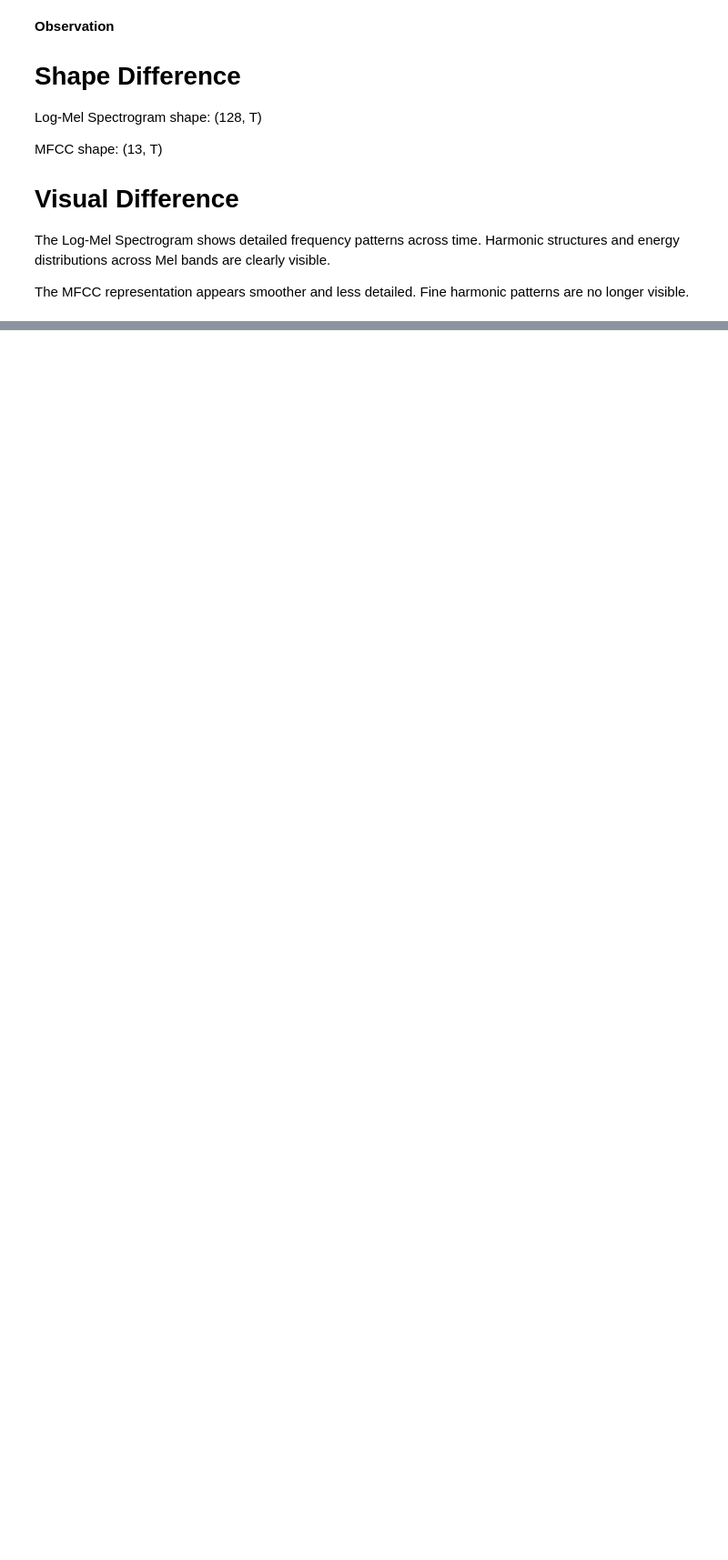
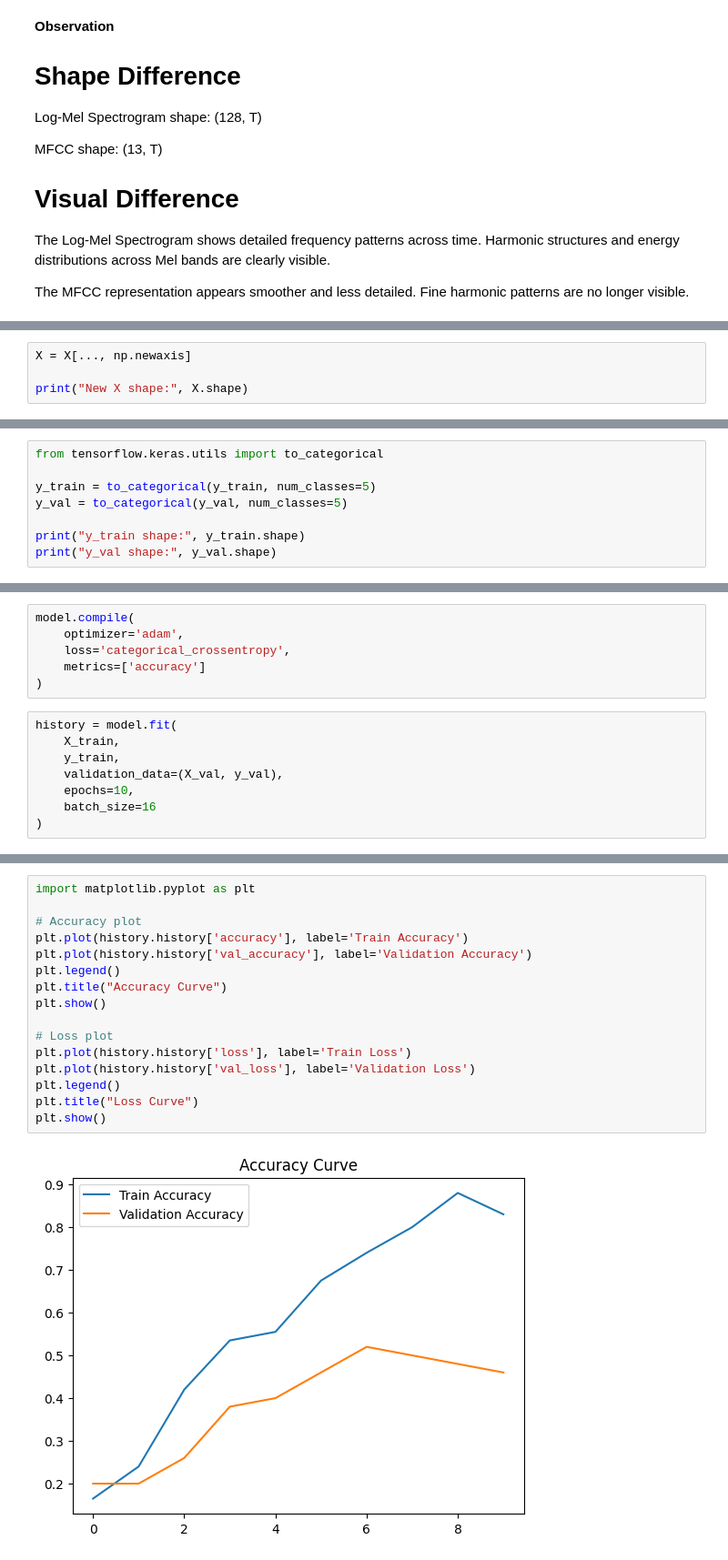
Before and after one commit to springboardmentor1234x-stack/CNN-Music-Instrument-Recognition, a Jupyter notebook: instrument_recognition.ipynb, the cells around one changed output, grey strips where cells are left out. Shown at 91% size. Saved outputs shown, nothing was run; the diff lists cells and outputs as text; blank space fills up the shorter version.

```diff
--- a/instrument_recognition.ipynb
+++ b/instrument_recognition.ipynb
@@ -320,0 +377,4 @@ The MFCC representation appears smoother and less detailed. Fine harmonic patter
+# %%
+X = X[..., np.newaxis]
+
+print("New X shape:", X.shape)
@@ -320,0 +398,8 @@ The MFCC representation appears smoother and less detailed. Fine harmonic patter
+# %%
+from tensorflow.keras.utils import to_categorical
+
+y_train = to_categorical(y_train, num_classes=5)
+y_val = to_categorical(y_val, num_classes=5)
+
+print("y_train shape:", y_train.shape)
+print("y_val shape:", y_val.shape)
@@ -320,0 +458,14 @@ The MFCC representation appears smoother and less detailed. Fine harmonic patter
+# %%
+model.compile(
+    optimizer='adam',
+    loss='categorical_crossentropy',
+    metrics=['accuracy']
+)
+# %%
+history = model.fit(
+    X_train,
+    y_train,
+    validation_data=(X_val, y_val),
+    epochs=10,
+    batch_size=16
+)
@@ -320,0 +493,18 @@ The MFCC representation appears smoother and less detailed. Fine harmonic patter
+# %%
+import matplotlib.pyplot as plt
+
+# Accuracy plot
+plt.plot(history.history['accuracy'], label='Train Accuracy')
+plt.plot(history.history['val_accuracy'], label='Validation Accuracy')
+plt.legend()
+plt.title("Accuracy Curve")
+plt.show()
+
+# Loss plot
+plt.plot(history.history['loss'], label='Train Loss')
+plt.plot(history.history['val_loss'], label='Validation Loss')
+plt.legend()
+plt.title("Loss Curve")
+plt.show()
+# %% [output]
+[figure, added]
```
Also changed, not shown: parts of 29 cells of this notebook.
